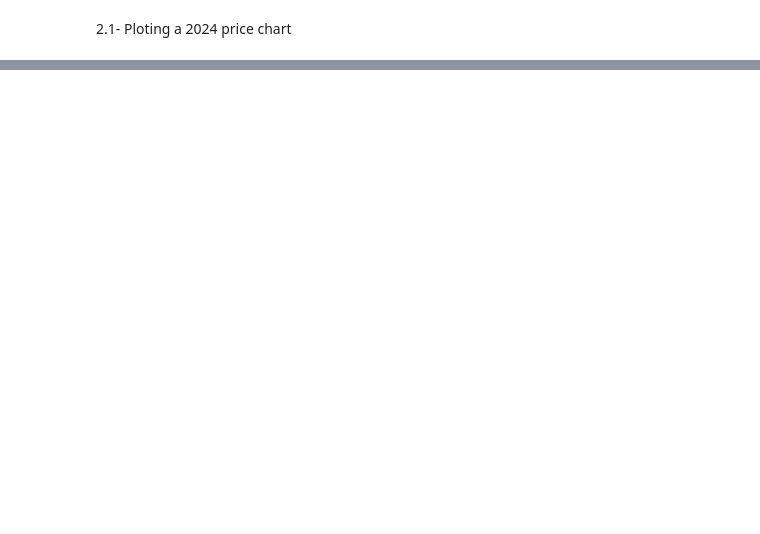
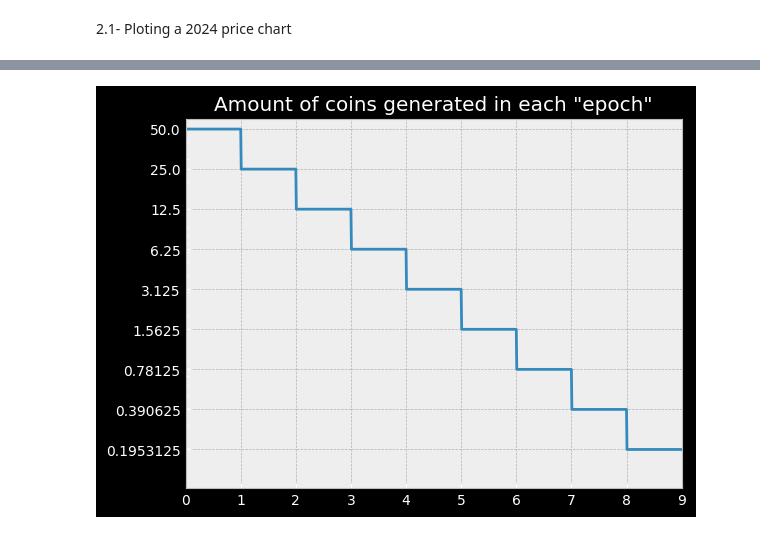
Before and after one commit to TulioNPL/DataScienceAnalysis, a Jupyter notebook: btc.ipynb, the cells around one changed output, grey strips where cells are left out. Saved outputs shown, nothing was run; the diff lists cells and outputs as text; code cells hidden in the pictures; blank space fills up the shorter version.

```diff
--- a/btc.ipynb
+++ b/btc.ipynb
@@ -139,0 +229,39 @@ mpf.plot(pandas_df, type='candle')
+# %%
+import numpy as np
+import math
+
+# Function definition
+def coins_generated_by_block(x):
+    return 50 / 2 ** np.floor(x/210000)
+# %%
+# Blocks between epoch 0 and 9
+x_values = np.linspace(0,1889999,1000)
+# %%
+import matplotlib.pyplot as plt
+import matplotlib.ticker as ticker
+import sys
+
+smallest_positive_float = sys.float_info.min
+
+# Create the plot
+fig, ax = plt.subplots()
+ax.plot(x_values, coins_generated_by_block(x_values))
+ax.set_title('Amount of coins generated in each \"epoch\"')
+
+# Define the desired x-ticks
+x_ticks = [i for i in range(0,10*210000,210000)]
+ax.set_xticks(x_ticks)
+ax.get_xaxis().set_major_formatter(ticker.FixedFormatter([str(int(tick/210000)) for tick in x_ticks]))
+ax.set_xlim(min(x_ticks), max(x_ticks))
+
+# Set y-axis to log scale
+ax.set_yscale('log')
+
+# Define the desired y-ticks
+y_ticks = [50/2**i for i in range(0,10)]
+ax.set_yticks(y_ticks)
+ax.get_yaxis().set_major_formatter(ticker.FixedFormatter([str(tick) for tick in y_ticks]))
+ax.set_ylim(0.1, max(y_ticks) + 10)
+plt.show()
+# %% [output]
+[figure, added]
```
Also changed, not shown: parts of 22 cells of this notebook, 5 other files.
